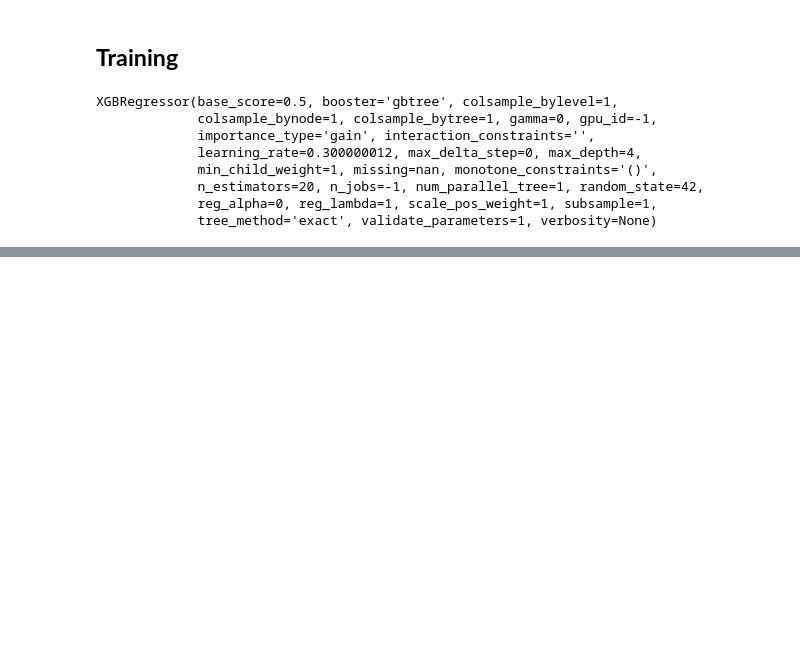
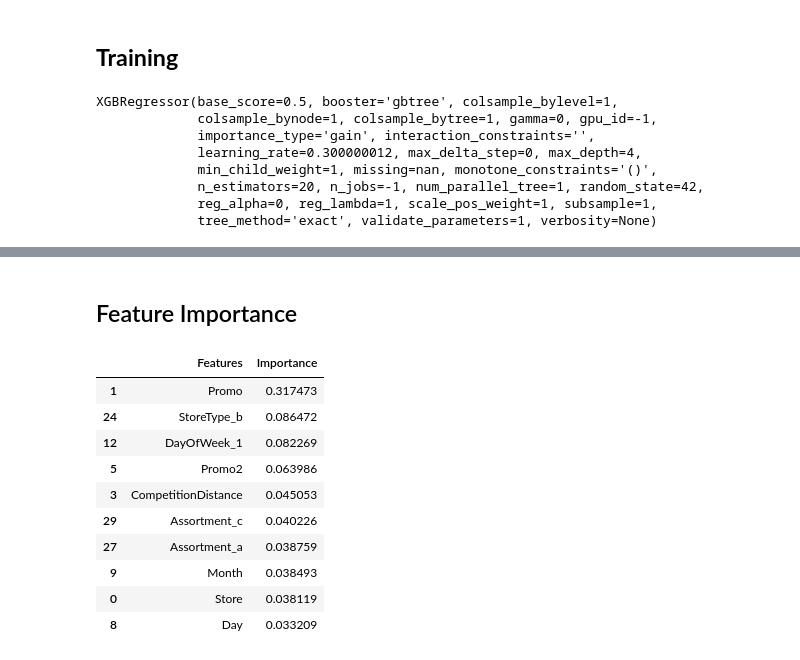
Before and after one commit to Neelam-Singhal/GradientBoostingModels, a Jupyter notebook: gbm.ipynb, the cells around one changed output, grey strips where cells are left out. Saved outputs shown, nothing was run; the diff lists cells and outputs as text; code cells hidden in the pictures; blank space fills up the shorter version.

```diff
--- a/gbm.ipynb
+++ b/gbm.ipynb
@@ -535,0 +619,2 @@ XGBRegressor(base_score=0.5, booster='gbtree', colsample_bylevel=1,
+# %% [markdown]
+## Feature Importance
@@ -535,0 +627,14 @@ XGBRegressor(base_score=0.5, booster='gbtree', colsample_bylevel=1,
+# %%
+importance_df.head(10)
+# %% [output]
+|  | Features | Importance |
+| 1 | Promo | 0.317473 |
+| 24 | StoreType_b | 0.086472 |
+| 12 | DayOfWeek_1 | 0.082269 |
+| 5 | Promo2 | 0.063986 |
+| 3 | CompetitionDistance | 0.045053 |
+| 29 | Assortment_c | 0.040226 |
+| 27 | Assortment_a | 0.038759 |
+| 9 | Month | 0.038493 |
+| 0 | Store | 0.038119 |
+| 8 | Day | 0.033209 |
```
Also changed, not shown: parts of 20 cells of this notebook.
